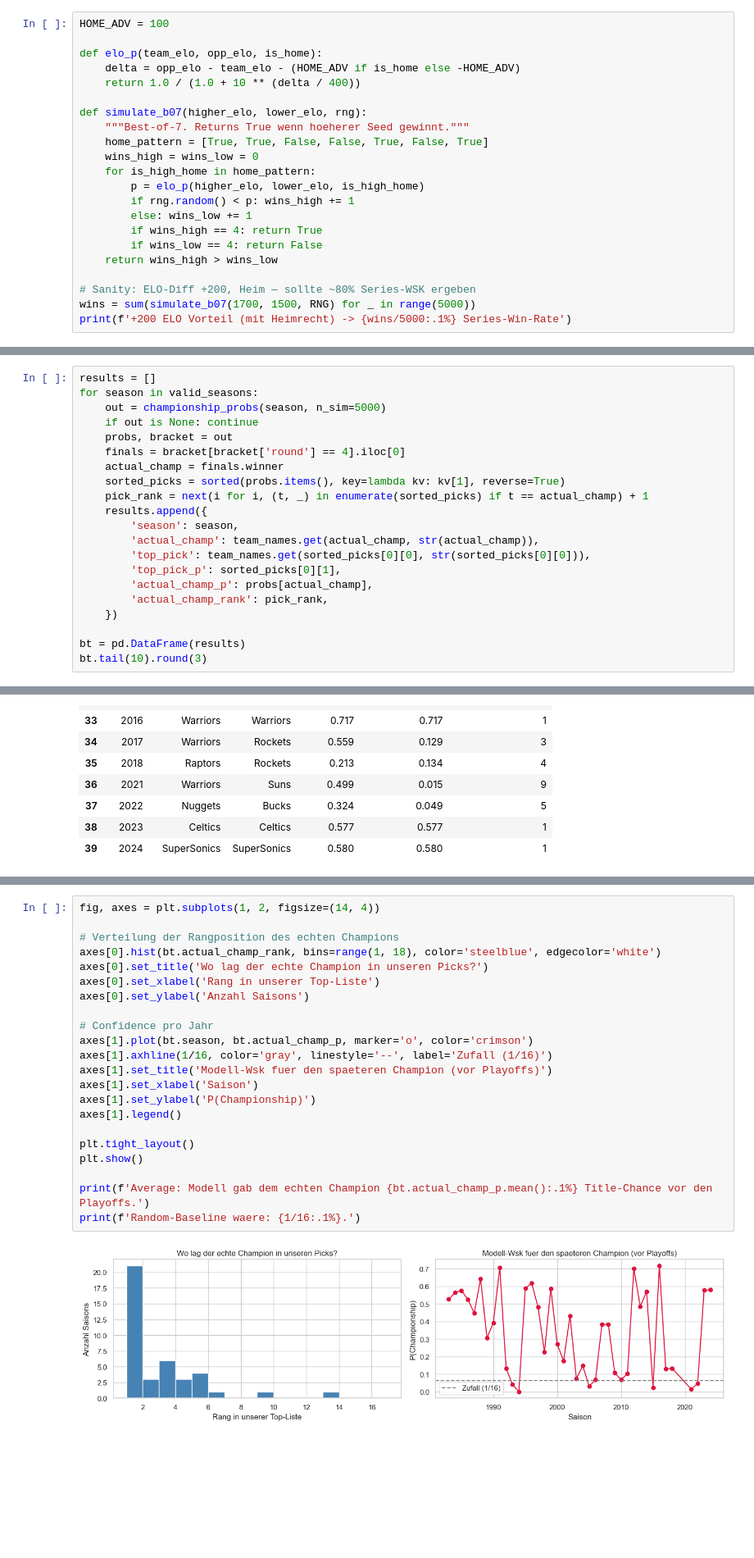
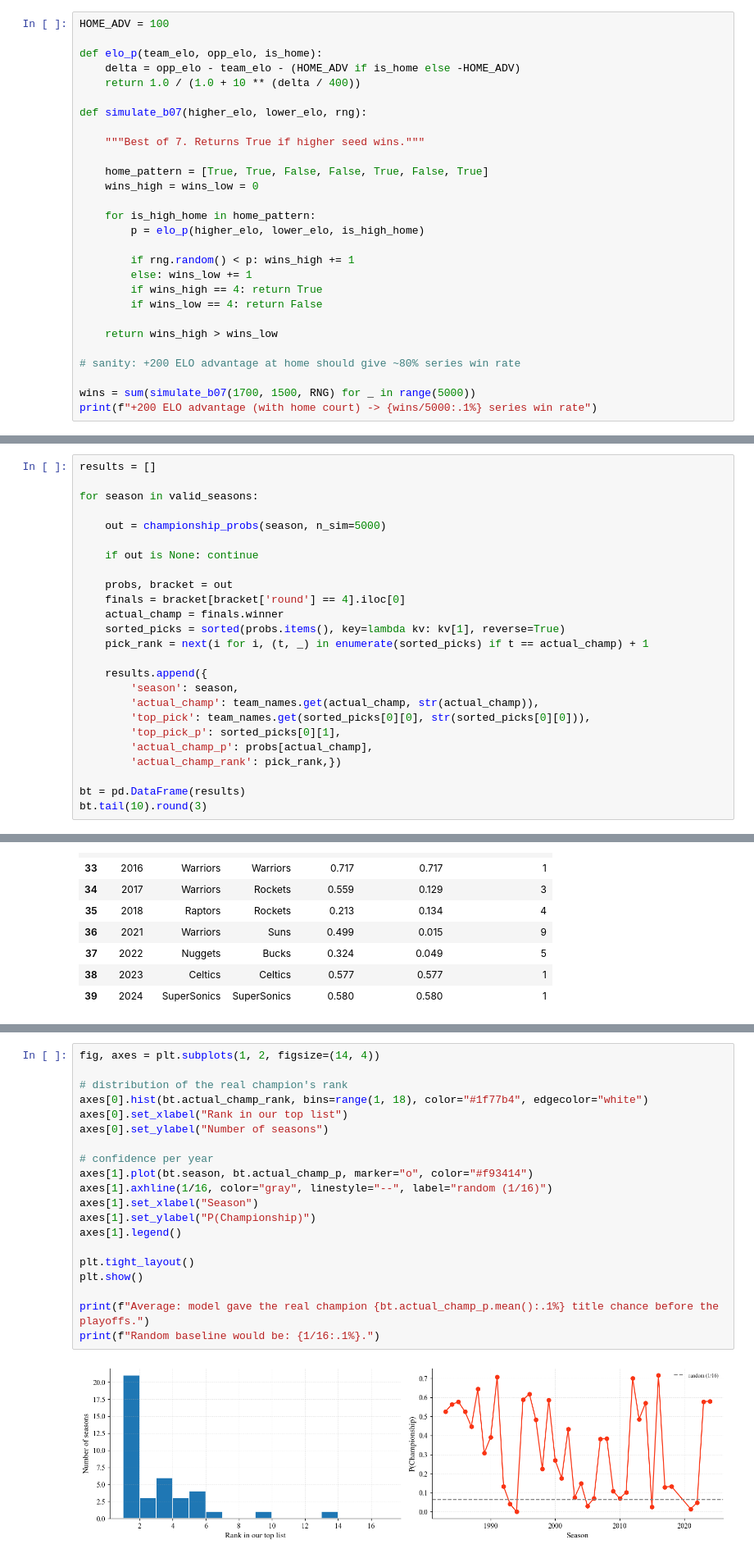
Before and after one commit to klp-data/nba-game-predictor, a Jupyter notebook: notebooks/08_bracket_simulation.ipynb, the cells around one changed output, grey strips where cells are left out. Shown at 82% size. Drawn from its saved outputs; the diff is of its cells as text; blank space fills up the shorter version.

```diff
--- a/notebooks/08_bracket_simulation.ipynb
+++ b/notebooks/08_bracket_simulation.ipynb
@@ -70,18 +76,24 @@ def elo_p(team_elo, opp_elo, is_home):
     return 1.0 / (1.0 + 10 ** (delta / 400))
 
 def simulate_b07(higher_elo, lower_elo, rng):
-    """Best-of-7. Returns True wenn hoeherer Seed gewinnt."""
+
+    """Best of 7. Returns True if higher seed wins."""
+
     home_pattern = [True, True, False, False, True, False, True]
     wins_high = wins_low = 0
+
     for is_high_home in home_pattern:
         p = elo_p(higher_elo, lower_elo, is_high_home)
+
         if rng.random() < p: wins_high += 1
         else: wins_low += 1
         if wins_high == 4: return True
         if wins_low == 4: return False
+
     return wins_high > wins_low
 
-# Sanity: ELO-Diff +200, Heim — sollte ~80% Series-WSK ergeben
+# sanity: +200 ELO advantage at home should give ~80% series win rate
+
 wins = sum(simulate_b07(1700, 1500, RNG) for _ in range(5000))
-print(f'+200 ELO Vorteil (mit Heimrecht) -> {wins/5000:.1%} Series-Win-Rate')
+print(f"+200 ELO advantage (with home court) -> {wins/5000:.1%} series win rate")
 # %% [output]
@@ -193,21 +237,25 @@ Name: p_champion, dtype: float64
 # %%
 results = []
+
 for season in valid_seasons:
+
     out = championship_probs(season, n_sim=5000)
+
     if out is None: continue
+
     probs, bracket = out
     finals = bracket[bracket['round'] == 4].iloc[0]
     actual_champ = finals.winner
     sorted_picks = sorted(probs.items(), key=lambda kv: kv[1], reverse=True)
     pick_rank = next(i for i, (t, _) in enumerate(sorted_picks) if t == actual_champ) + 1
+
     results.append({
         'season': season,
         'actual_champ': team_names.get(actual_champ, str(actual_champ)),
         'top_pick': team_names.get(sorted_picks[0][0], str(sorted_picks[0][0])),
         'top_pick_p': sorted_picks[0][1],
         'actual_champ_p': probs[actual_champ],
-        'actual_champ_rank': pick_rank,
-    })
+        'actual_champ_rank': pick_rank,})
 
 bt = pd.DataFrame(results)
 bt.tail(10).round(3)
@@ -246,24 +294,22 @@ dtype: float64
 # %%
 fig, axes = plt.subplots(1, 2, figsize=(14, 4))
 
-# Verteilung der Rangposition des echten Champions
-axes[0].hist(bt.actual_champ_rank, bins=range(1, 18), color='steelblue', edgecolor='white')
-axes[0].set_title('Wo lag der echte Champion in unseren Picks?')
-axes[0].set_xlabel('Rang in unserer Top-Liste')
-axes[0].set_ylabel('Anzahl Saisons')
+# distribution of the real champion's rank
+axes[0].hist(bt.actual_champ_rank, bins=range(1, 18), color="#1f77b4", edgecolor="white")
+axes[0].set_xlabel("Rank in our top list")
+axes[0].set_ylabel("Number of seasons")
 
-# Confidence pro Jahr
-axes[1].plot(bt.season, bt.actual_champ_p, marker='o', color='crimson')
-axes[1].axhline(1/16, color='gray', linestyle='--', label='Zufall (1/16)')
-axes[1].set_title('Modell-Wsk fuer den spaeteren Champion (vor Playoffs)')
-axes[1].set_xlabel('Saison')
-axes[1].set_ylabel('P(Championship)')
+# confidence per year
+axes[1].plot(bt.season, bt.actual_champ_p, marker="o", color="#f93414")
+axes[1].axhline(1/16, color="gray", linestyle="--", label="random (1/16)")
+axes[1].set_xlabel("Season")
+axes[1].set_ylabel("P(Championship)")
 axes[1].legend()
 
 plt.tight_layout()
 plt.show()
 
-print(f'Average: Modell gab dem echten Champion {bt.actual_champ_p.mean():.1%} Title-Chance vor den Playoffs.')
-print(f'Random-Baseline waere: {1/16:.1%}.')
+print(f"Average: model gave the real champion {bt.actual_champ_p.mean():.1%} title chance before the playoffs.")
+print(f"Random baseline would be: {1/16:.1%}.")
 # %% [output]
-[figure, old version]
+[figure, new version]
```
Also changed, not shown: parts of 25 cells of this notebook, 2 other files.
